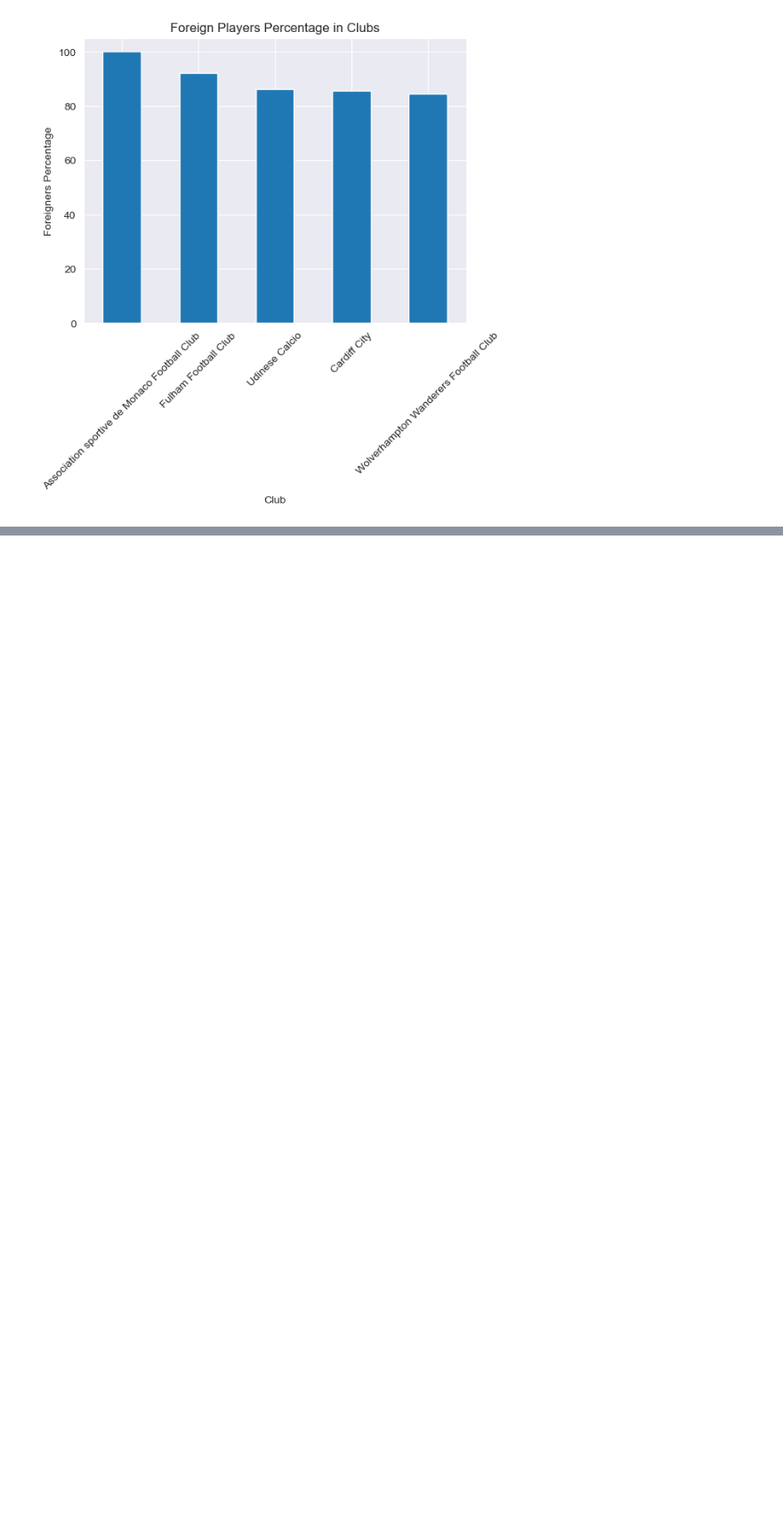
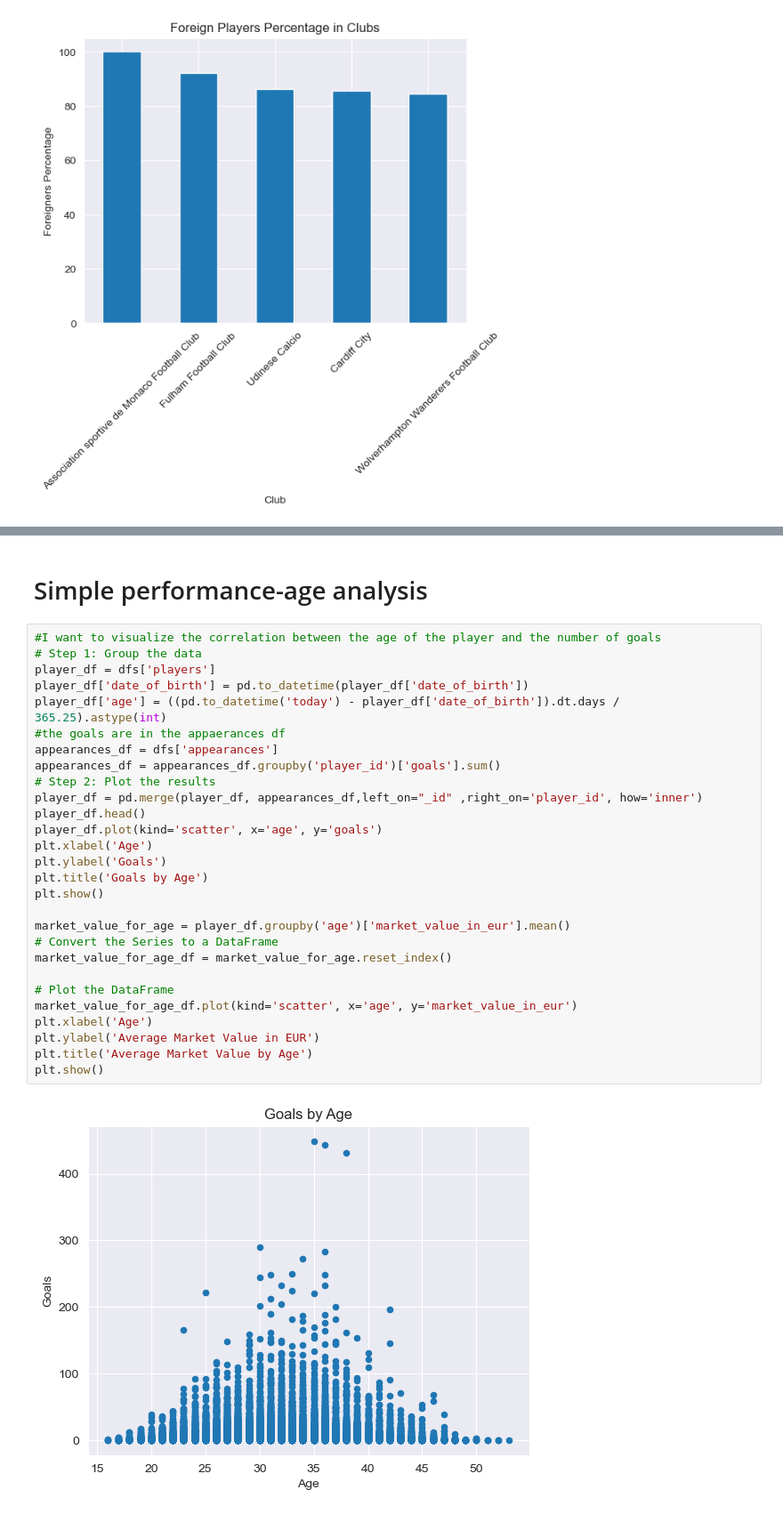
Before and after one commit to bacobax/progetto_TWEB, a Jupyter notebook: solution/analysis/analysis.ipynb, the cells around one changed output, grey strips where cells are left out. Shown at 89% size. Cells and saved outputs as stored; diff of their text form; blank space fills up the shorter version.

```diff
--- a/solution/analysis/analysis.ipynb
+++ b/solution/analysis/analysis.ipynb
@@ -457,0 +517,32 @@ plt.show()
+# %% [markdown]
+# Simple performance-age analysis
+# %%
+#I want to visualize the correlation between the age of the player and the number of goals
+# Step 1: Group the data
+player_df = dfs['players']
+player_df['date_of_birth'] = pd.to_datetime(player_df['date_of_birth'])
+player_df['age'] = ((pd.to_datetime('today') - player_df['date_of_birth']).dt.days / 365.25).astype(int)
+#the goals are in the appaerances df
+appearances_df = dfs['appearances']
+appearances_df = appearances_df.groupby('player_id')['goals'].sum()
+# Step 2: Plot the results
+player_df = pd.merge(player_df, appearances_df,left_on="_id" ,right_on='player_id', how='inner')
+player_df.head()
+player_df.plot(kind='scatter', x='age', y='goals')
+plt.xlabel('Age')
+plt.ylabel('Goals')
+plt.title('Goals by Age')
+plt.show()
+
+market_value_for_age = player_df.groupby('age')['market_value_in_eur'].mean()
+# Convert the Series to a DataFrame
+market_value_for_age_df = market_value_for_age.reset_index()
+
+# Plot the DataFrame
+market_value_for_age_df.plot(kind='scatter', x='age', y='market_value_in_eur')
+plt.xlabel('Age')
+plt.ylabel('Average Market Value in EUR')
+plt.title('Average Market Value by Age')
+plt.show()
+# %% [output]
+[figure, added]
```
Also changed, not shown: parts of 9 cells of this notebook, 5 other files.
